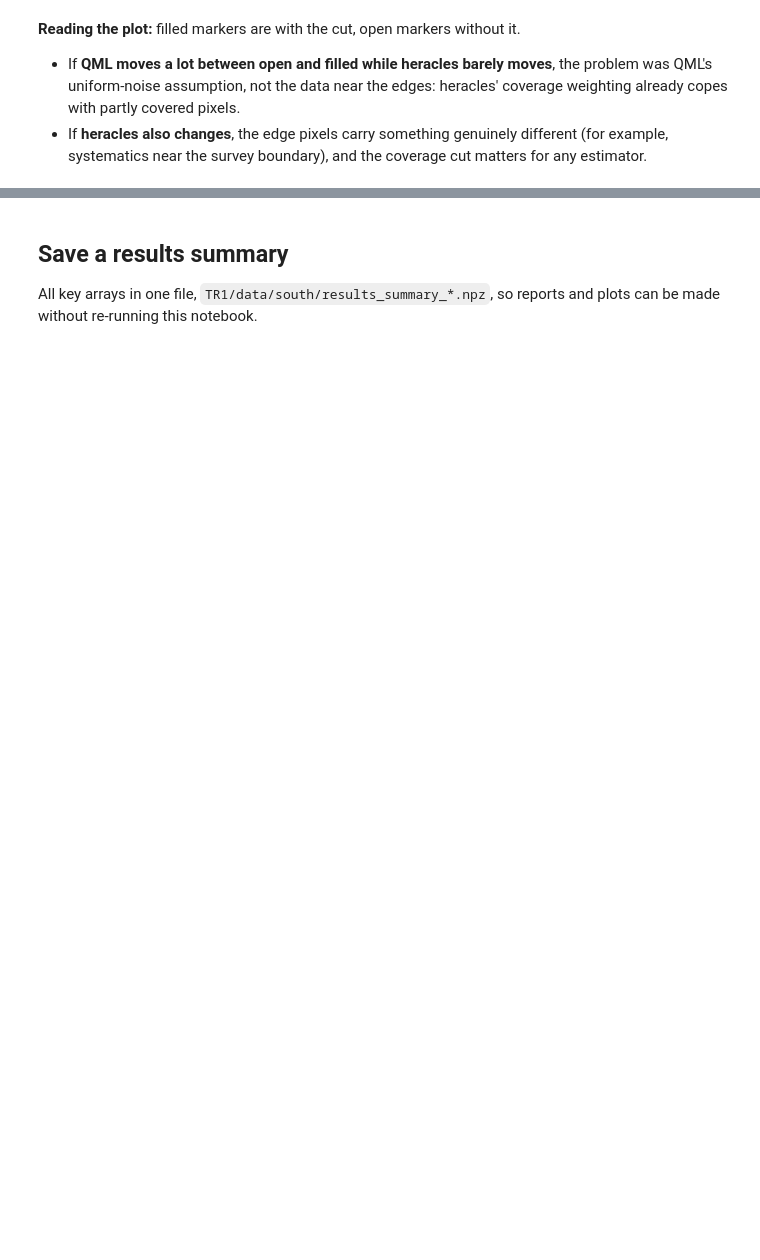
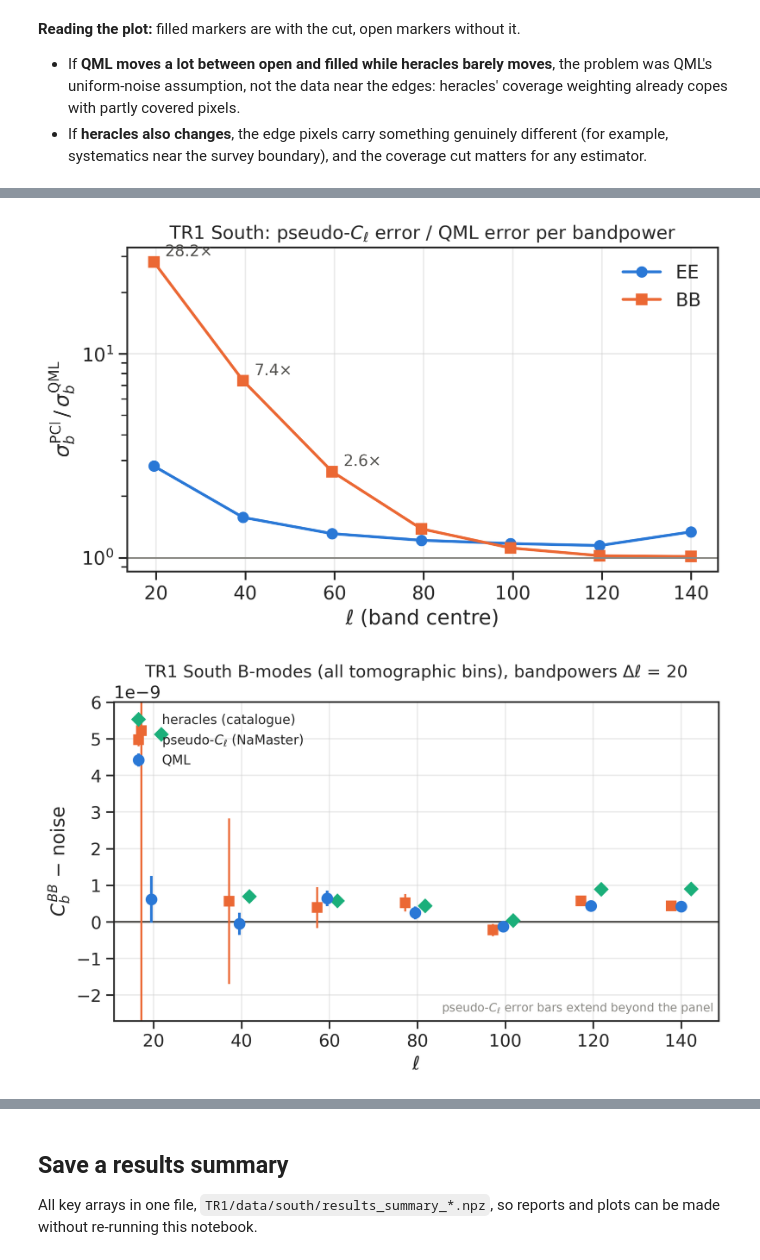
Before and after one commit to ucapbba/WeakLensingQML, a Jupyter notebook: TR1/TR1_south_power_spectra_and_covariance_estimation.ipynb, the cells around one changed output, grey strips where cells are left out. Cells and saved outputs as stored; diff of their text form; code cells hidden in the pictures; blank space fills up the shorter version.

```diff
--- a/TR1/TR1_south_power_spectra_and_covariance_estimation.ipynb
+++ b/TR1/TR1_south_power_spectra_and_covariance_estimation.ipynb
@@ -808,0 +866,54 @@ plt.show()
+# %%
+BLUE, ORANGE, GREEN, INK = '#2a78d6', '#eb6834', '#1baf7a', '#52514e'
+sig_EE_QML, sig_BB_QML = np.sqrt(np.diag(cov_EE_EE_QML)), np.sqrt(np.diag(cov_BB_BB_QML))
+sig_EE_PCl, sig_BB_PCl = np.sqrt(np.diag(cov_EE_EE_PCl)), np.sqrt(np.diag(cov_BB_BB_PCl))
+ratio_EE, ratio_BB = sig_EE_PCl / sig_EE_QML, sig_BB_PCl / sig_BB_QML
+
+with sns.axes_style('ticks'):
+    # Figure 1: pseudo-Cl / QML error per bandpower
+    fig, ax = plt.subplots(figsize=(7, 4.4))
+    ax.semilogy(ell_bp, ratio_EE, 'o-', color=BLUE, lw=2, ms=7, label='EE')
+    ax.semilogy(ell_bp, ratio_BB, 's-', color=ORANGE, lw=2, ms=7, label='BB')
+    for x, r in list(zip(ell_bp, ratio_BB))[:3]:
+        ax.annotate(f'{r:.1f}×', (x, r), xytext=(8, 4), textcoords='offset points', fontsize=11, color=INK)
+    ax.axhline(1, color='#8a8984', lw=1.2)
+    ax.set_xlabel('ℓ (band centre)')
+    ax.set_ylabel(r'$\sigma_b^{\rm PCl}\,/\,\sigma_b^{\rm QML}$')
+    ax.set_title(r'TR1 South: pseudo-$C_\ell$ error / QML error per bandpower', fontsize=13)
+    ax.grid(alpha=0.4)
+    ax.legend(frameon=False)
+    fig.tight_layout()
+    fig.savefig(f'{fig_dir}/fig1_precision.png', dpi=200, bbox_inches='tight')
+    plt.show()
+
+    # Figures 2 and 3: BB and EE bandpowers, noise removed
+    for spec, cl_q, cl_p, cl_h, sig_q, sig_p, name in [
+            ('BB', cl_BB_QML, cl_BB_PCl, cl_BB_heracles, sig_BB_QML, sig_BB_PCl, 'fig2_bmodes'),
+            ('EE', cl_EE_QML, cl_EE_PCl, cl_EE_heracles, sig_EE_QML, sig_EE_PCl, 'fig3_emodes')]:
+        fig, ax = plt.subplots(figsize=(7.6, 4.8))
+        if spec == 'EE':
+            ax.plot(ells, cl_EE_signal_pw[ells], color=INK, lw=2.5, label='theory signal (fiducial, pixel window)')
+            ax.set_yscale('log')
+            ax.set_ylim(1e-9, 1e-7)
+        else:
+            ax.axhline(0, color=INK, lw=1.5)
+            top = 1.15 * max((cl_h - cl_noise).max(), (cl_p - cl_noise).max(), (cl_q - cl_noise + sig_q).max())
+            ax.set_ylim(-0.45 * top, top)
+            if np.any(cl_p - cl_noise + sig_p > top) or np.any(cl_p - cl_noise - sig_p < -0.45 * top):
+                ax.text(0.99, 0.02, r'pseudo-$C_\ell$ error bars extend beyond the panel', transform=ax.transAxes,
+                        ha='right', va='bottom', fontsize=9, color='#8a8984')
+        ax.plot(ell_bp + 2.3, cl_h - cl_noise, 'D', color=GREEN, ms=7, label='heracles (catalogue)')
+        ax.errorbar(ell_bp - 2.3, cl_p - cl_noise, sig_p, fmt='s', color=ORANGE, ms=7, elinewidth=1.5,
+                    label=r'pseudo-$C_\ell$ (NaMaster)')
+        ax.errorbar(ell_bp, cl_q - cl_noise, sig_q, fmt='o', color=BLUE, ms=8, elinewidth=2, label='QML')
+        ax.set_xlabel('ℓ')
+        ax.set_ylabel(f'$C_b^{{{spec}}}$ − noise')
+        ax.set_title(f'TR1 South {spec[0]}-modes (all tomographic bins), bandpowers Δℓ = {bandpower_width}', fontsize=13)
+        ax.grid(alpha=0.4)
+        ax.legend(loc='upper right' if spec == 'EE' else 'upper left', frameon=False, fontsize=10)
+        fig.tight_layout()
+        fig.savefig(f'{fig_dir}/{name}.png', dpi=200, bbox_inches='tight')
+        plt.show()
+# %% [output]
+[figure, added]
+[figure, added]
```
Also changed, not shown: parts of 22 cells of this notebook, 5 other files.
